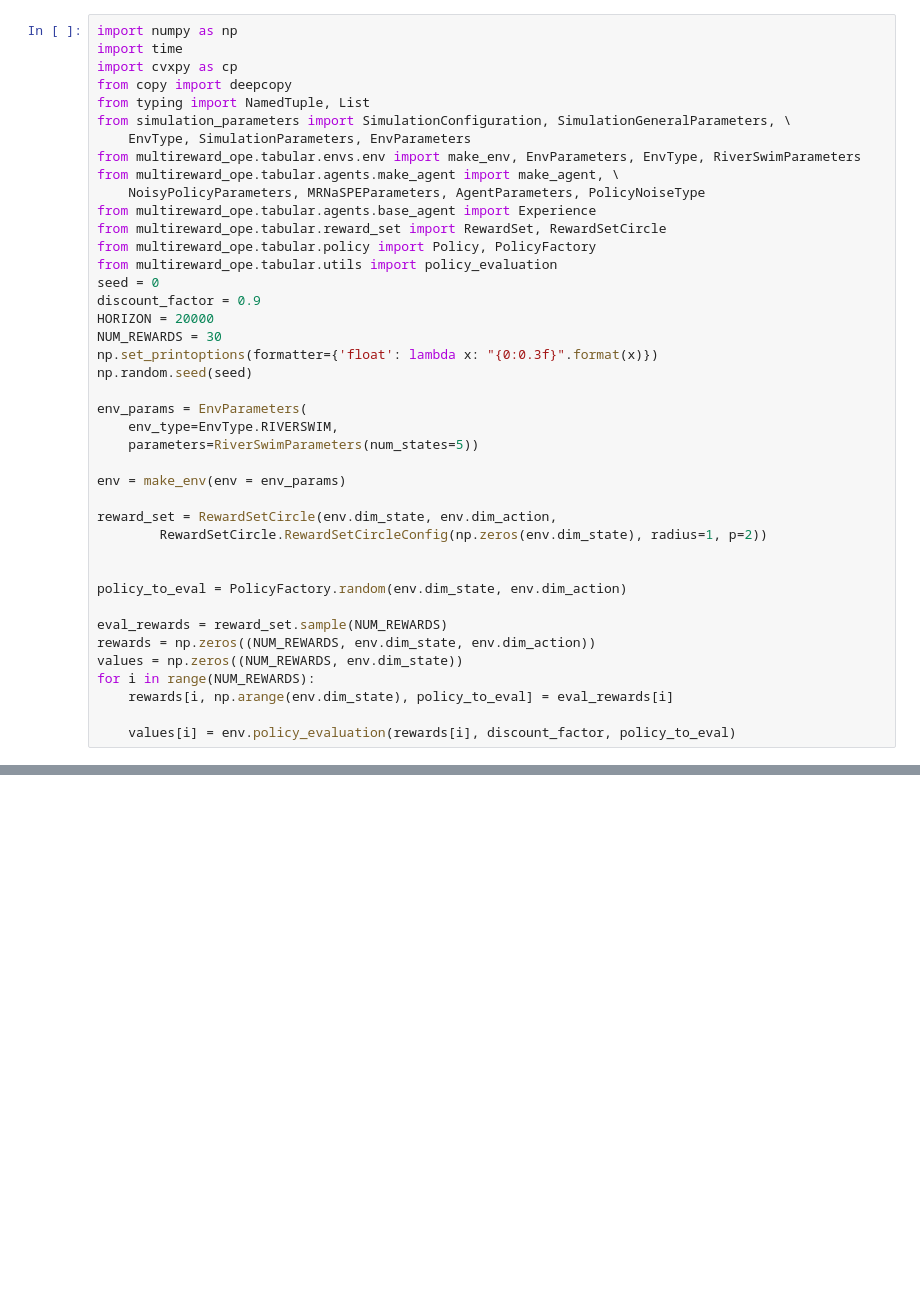
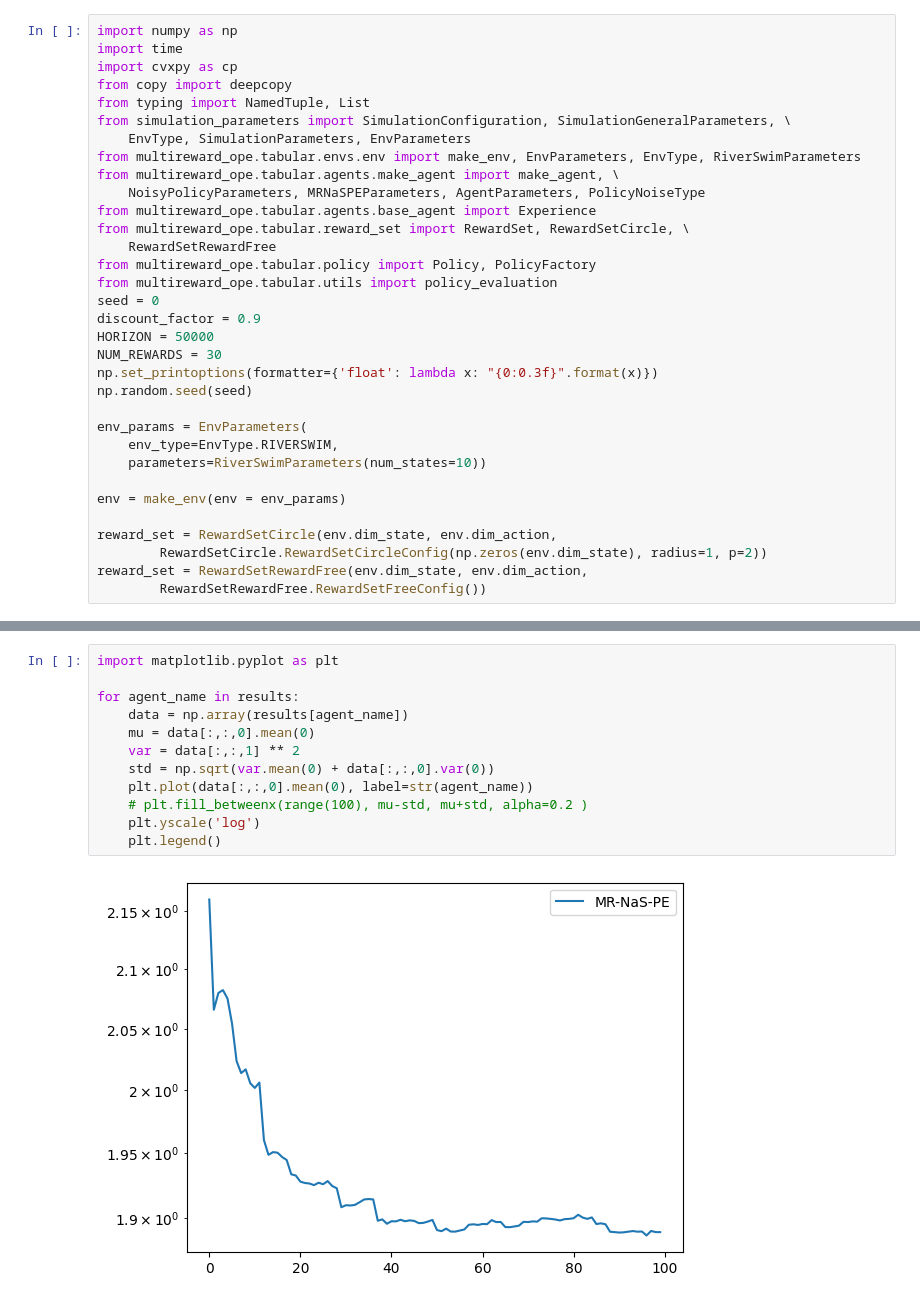
Before and after one commit to rssalessio/multi-reward-multi-policy-eval, a Jupyter notebook: test_agent.ipynb, the cells around one changed output, grey strips where cells are left out. Cells and saved outputs as stored; diff of their text form; blank space fills up the shorter version.

```diff
--- a/test_agent.ipynb
+++ b/test_agent.ipynb
@@ -10,35 +10,27 @@ from multireward_ope.tabular.envs.env import make_env, EnvParameters, EnvType, R
 from multireward_ope.tabular.agents.make_agent import make_agent, \
     NoisyPolicyParameters, MRNaSPEParameters, AgentParameters, PolicyNoiseType
 from multireward_ope.tabular.agents.base_agent import Experience
-from multireward_ope.tabular.reward_set import RewardSet, RewardSetCircle
+from multireward_ope.tabular.reward_set import RewardSet, RewardSetCircle, \
+    RewardSetRewardFree
 from multireward_ope.tabular.policy import Policy, PolicyFactory
 from multireward_ope.tabular.utils import policy_evaluation
 seed = 0
 discount_factor = 0.9
-HORIZON = 20000
+HORIZON = 50000
 NUM_REWARDS = 30
 np.set_printoptions(formatter={'float': lambda x: "{0:0.3f}".format(x)})
 np.random.seed(seed)
 
 env_params = EnvParameters(
     env_type=EnvType.RIVERSWIM,
-    parameters=RiverSwimParameters(num_states=5))
+    parameters=RiverSwimParameters(num_states=10))
 
 env = make_env(env = env_params)
 
 reward_set = RewardSetCircle(env.dim_state, env.dim_action,
         RewardSetCircle.RewardSetCircleConfig(np.zeros(env.dim_state), radius=1, p=2))
-
-
-policy_to_eval = PolicyFactory.random(env.dim_state, env.dim_action)
-
-eval_rewards = reward_set.sample(NUM_REWARDS)
-rewards = np.zeros((NUM_REWARDS, env.dim_state, env.dim_action))
-values = np.zeros((NUM_REWARDS, env.dim_state))
-for i in range(NUM_REWARDS):
-    rewards[i, np.arange(env.dim_state), policy_to_eval] = eval_rewards[i]
-
-    values[i] = env.policy_evaluation(rewards[i], discount_factor, policy_to_eval)
+reward_set = RewardSetRewardFree(env.dim_state, env.dim_action,
+        RewardSetRewardFree.RewardSetFreeConfig())
 # %%
 
 agent_params = AgentParameters(
@@ -111,0 +151,14 @@ KeyboardInterrupt:
+# %%
+import matplotlib.pyplot as plt
+
+for agent_name in results:
+    data = np.array(results[agent_name])
+    mu = data[:,:,0].mean(0)
+    var = data[:,:,1] ** 2
+    std = np.sqrt(var.mean(0) + data[:,:,0].var(0))
+    plt.plot(data[:,:,0].mean(0), label=str(agent_name))
+    # plt.fill_betweenx(range(100), mu-std, mu+std, alpha=0.2 )
+    plt.yscale('log')
+    plt.legend()
+# %% [output]
+[figure, added]
```
Also changed, not shown: parts of 2 cells of this notebook, 5 other files.
